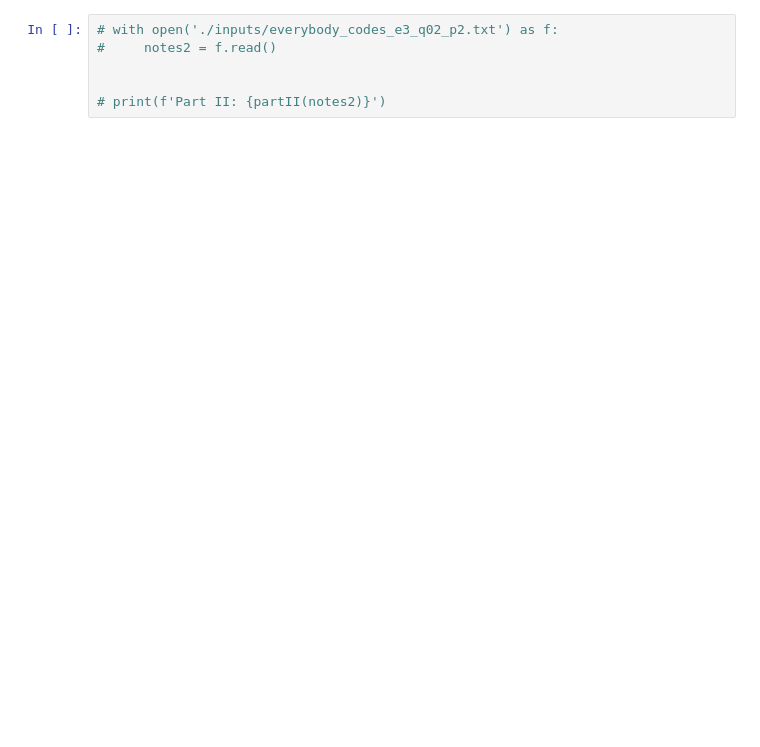
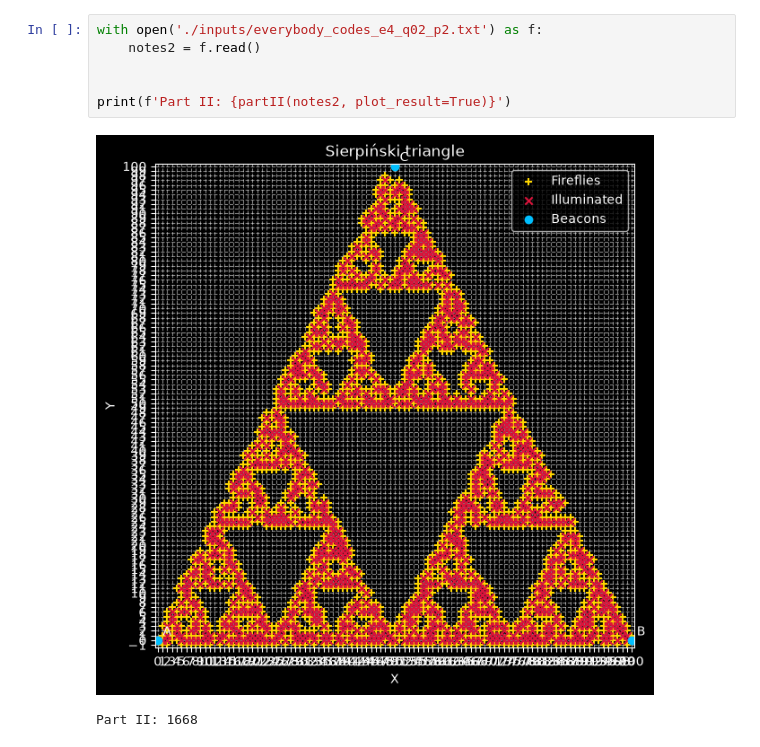
Before and after one commit to JanBergsma/everybody_codes, a Jupyter notebook: The Digital Atelier [ No. 4 ]/quest2.ipynb, the cells around one changed output. Drawn from its saved outputs; the diff is of its cells as text; blank space fills up the shorter version.

```diff
--- a/The Digital Atelier [ No. 4 ]/quest2.ipynb
+++ b/The Digital Atelier [ No. 4 ]/quest2.ipynb
@@ -471,8 +798,11 @@ print(f'Part I: {partI(notes1, debug=True, simulate=False)}')
 # %%
-# with open('./inputs/everybody_codes_e3_q02_p2.txt') as f:
-#     notes2 = f.read()
+with open('./inputs/everybody_codes_e4_q02_p2.txt') as f:
+    notes2 = f.read()
 
 
-# print(f'Part II: {partII(notes2)}')
+print(f'Part II: {partII(notes2, plot_result=True)}')
+# %% [output]
+[figure, added]
+Part II: 1668
 # %% [markdown]
 ## <span style="color:#eed699">Part III</span>
```
Also changed, not shown: parts of 11 cells of this notebook, 2 other files.
